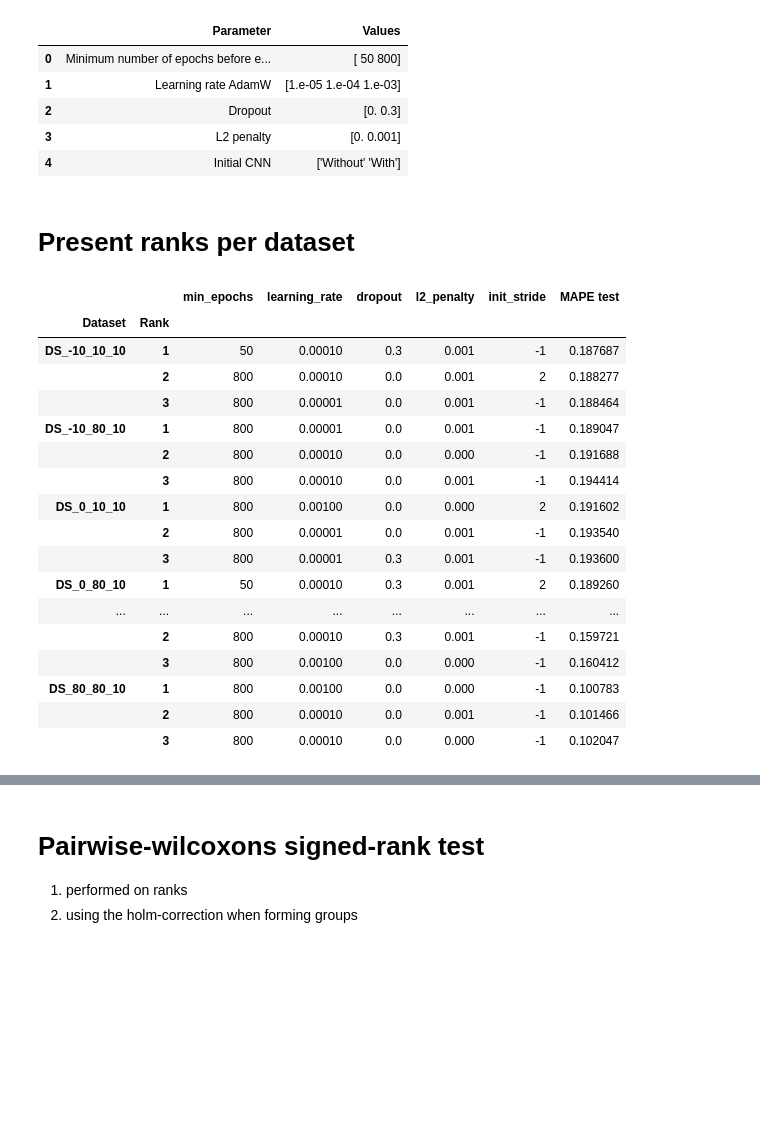
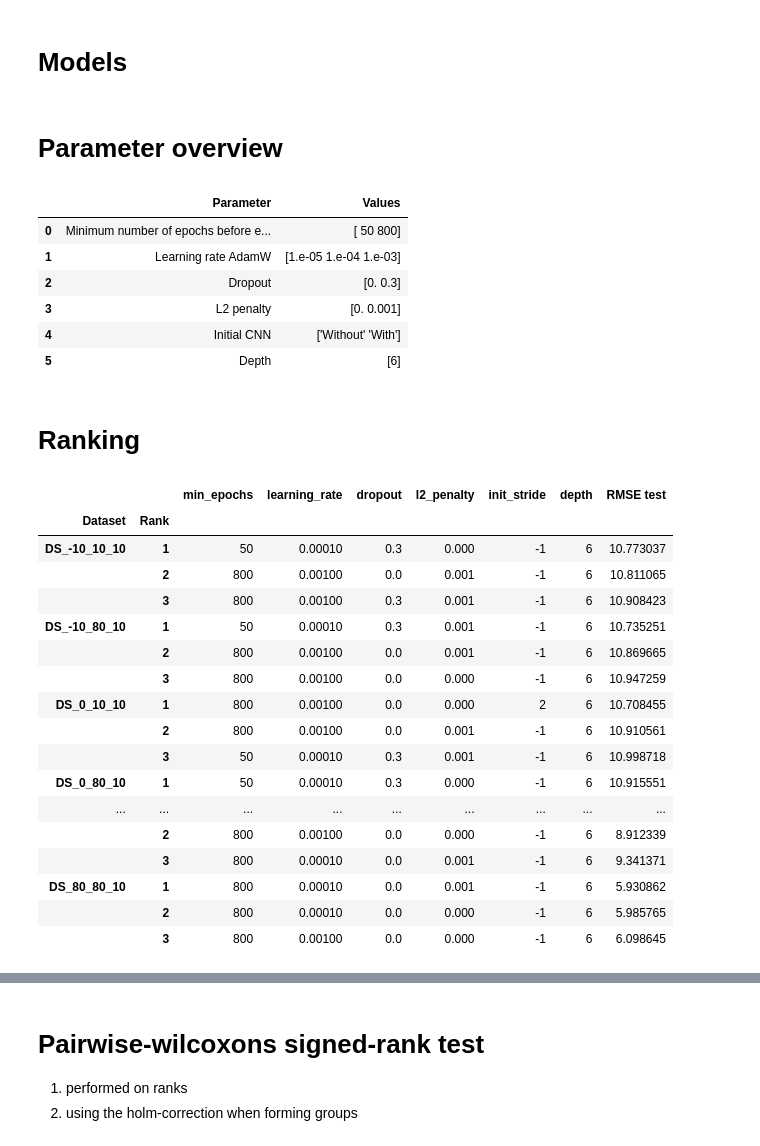
Before and after one commit to Whitesheep18/retinal-ecap-detection, a Jupyter notebook: results/tuning_results.ipynb, the cells around one changed output, grey strips where cells are left out. Saved outputs shown, nothing was run; the diff lists cells and outputs as text; code cells hidden in the pictures; blank space fills up the shorter version.

```diff
--- a/results/tuning_results.ipynb
+++ b/results/tuning_results.ipynb
@@ -15,14 +17,18 @@ params = data['params'][0].keys()
 data = pd.concat([data.drop(['params'], axis=1), data['params'].apply(pd.Series)], axis=1)
+# %% [markdown]
+# Models
 # %%
-rank_by = 'MAPE test'
+rank_by = 'RMSE test'
 
 param_titles = {'min_epochs': 'Minimum number of epochs before early stopping', 'learning_rate': 'Learning rate AdamW',
-                'dropout': 'Dropout', 'l2_penalty': 'L2 penalty', 'init_stride': 'Initial CNN'}
+                'dropout': 'Dropout', 'l2_penalty': 'L2 penalty', 'init_stride': 'Initial CNN', 'depth': 'Depth'}
 
-results = data[['Dataset', 'min_epochs', 'learning_rate', 'dropout', 'l2_penalty', 'init_stride', rank_by]]
-models = results[['min_epochs', 'learning_rate', 'dropout', 'l2_penalty', 'init_stride']
-        ].sort_values(by=[ 'min_epochs', 'learning_rate', 'dropout', 'l2_penalty', 'init_stride']).drop_duplicates().reset_index()
+order_by = list(param_titles.keys())
+
+results = data[['Dataset'] + order_by + [rank_by]]
+models = results[order_by].sort_values(by=order_by).drop_duplicates().reset_index()
 models['index'] = [f'Model {i}' for i in range(len(models))]
+to_cd = results.merge(models, on=order_by).rename(columns={'index': 'Model'}).to_csv("intermediate_tuning_results.csv", index=False)
 models = models.rename(columns={'index': 'Model'}).rename(columns=param_titles)
 models['Initial CNN'] = models['Initial CNN'].apply(lambda x: 'With' if x==2 else 'Without')
 num_models = len(models)
@@ -31,11 +39,11 @@ models.to_csv("model_overview.csv", index=False)
+# %% [markdown]
+# Parameter overview
 # %%
-# parameter combinations
-
 param_overview = {}
 for i, param in enumerate(models.columns[1:]):
     param_overview[param] = str(models[param].unique())
 param_overview = pd.DataFrame(param_overview, index=[0]).T.reset_index().rename(columns={0: 'Values', 'index': 'Parameter'})
-param_overview.to_csv("tuning_param_overview.csv", index=False)
+param_overview.to_csv("tables/tuning_param_overview.csv", index=False)
 param_overview
 # %% [output]
 |  | Parameter | Values |
@@ -44,49 +52,48 @@ param_overview
 | 2 | Dropout | [0. 0.3] |
 | 3 | L2 penalty | [0. 0.001] |
 | 4 | Initial CNN | ['Without' 'With'] |
+| 5 | Depth | [6] |
 # %%
 models
 models.to_csv("model_overview.csv", index=False)
-# %% [markdown]
-# Present ranks per dataset
+# %% [markdown]
+# Ranking
 # %%
-# Ranking
-
 ranked = []
 to_show = []
 for grp_idx, grp in results.groupby('Dataset'):
     # sort
-    grp = grp.sort_values(rank_by)
+    grp = grp.sort_values(rank_by, ascending=rank_by!='R2 test')
     # add rank
     grp['Rank'] = range(1, len(grp) + 1)
 
     ranked.append(grp)
     # keep first three
     to_show.append(grp.iloc[:3])
 
 ranked = pd.concat(ranked)
 to_show = pd.concat(to_show)
 
 to_show.groupby(['Dataset', 'Rank']).first() # because of ranking, there is just one line per group --> can do first
 # %% [output]
-|  |  | min_epochs | learning_rate | dropout | l2_penalty | init_stride | MAPE test |
-| Dataset | Rank |  |  |  |  |  |  |
-| DS_-10_10_10 | 1 | 50 | 0.00010 | 0.3 | 0.001 | -1 | 0.187687 |
-|  | 2 | 800 | 0.00010 | 0.0 | 0.001 | 2 | 0.188277 |
-|  | 3 | 800 | 0.00001 | 0.0 | 0.001 | -1 | 0.188464 |
-| DS_-10_80_10 | 1 | 800 | 0.00001 | 0.0 | 0.001 | -1 | 0.189047 |
-|  | 2 | 800 | 0.00010 | 0.0 | 0.000 | -1 | 0.191688 |
-|  | 3 | 800 | 0.00010 | 0.0 | 0.001 | -1 | 0.194414 |
-| DS_0_10_10 | 1 | 800 | 0.00100 | 0.0 | 0.000 | 2 | 0.191602 |
-|  | 2 | 800 | 0.00001 | 0.0 | 0.001 | -1 | 0.193540 |
-|  | 3 | 800 | 0.00001 | 0.3 | 0.001 | -1 | 0.193600 |
-| DS_0_80_10 | 1 | 50 | 0.00010 | 0.3 | 0.001 | 2 | 0.189260 |
-| ... | ... | ... | ... | ... | ... | ... | ... |
-|  | 2 | 800 | 0.00010 | 0.3 | 0.001 | -1 | 0.159721 |
-|  | 3 | 800 | 0.00100 | 0.0 | 0.000 | -1 | 0.160412 |
-| DS_80_80_10 | 1 | 800 | 0.00100 | 0.0 | 0.000 | -1 | 0.100783 |
-|  | 2 | 800 | 0.00010 | 0.0 | 0.001 | -1 | 0.101466 |
-|  | 3 | 800 | 0.00010 | 0.0 | 0.000 | -1 | 0.102047 |
+|  |  | min_epochs | learning_rate | dropout | l2_penalty | init_stride | depth | RMSE test |
+| Dataset | Rank |  |  |  |  |  |  |  |
+| DS_-10_10_10 | 1 | 50 | 0.00010 | 0.3 | 0.000 | -1 | 6 | 10.773037 |
+|  | 2 | 800 | 0.00100 | 0.0 | 0.001 | -1 | 6 | 10.811065 |
+|  | 3 | 800 | 0.00100 | 0.3 | 0.001 | -1 | 6 | 10.908423 |
+| DS_-10_80_10 | 1 | 50 | 0.00010 | 0.3 | 0.001 | -1 | 6 | 10.735251 |
+|  | 2 | 800 | 0.00100 | 0.0 | 0.001 | -1 | 6 | 10.869665 |
+|  | 3 | 800 | 0.00100 | 0.0 | 0.000 | -1 | 6 | 10.947259 |
+| DS_0_10_10 | 1 | 800 | 0.00100 | 0.0 | 0.000 | 2 | 6 | 10.708455 |
+|  | 2 | 800 | 0.00100 | 0.0 | 0.001 | -1 | 6 | 10.910561 |
+|  | 3 | 50 | 0.00010 | 0.3 | 0.001 | -1 | 6 | 10.998718 |
+| DS_0_80_10 | 1 | 50 | 0.00010 | 0.3 | 0.000 | -1 | 6 | 10.915551 |
+| ... | ... | ... | ... | ... | ... | ... | ... | ... |
+|  | 2 | 800 | 0.00100 | 0.0 | 0.000 | -1 | 6 | 8.912339 |
+|  | 3 | 800 | 0.00010 | 0.0 | 0.001 | -1 | 6 | 9.341371 |
+| DS_80_80_10 | 1 | 800 | 0.00010 | 0.0 | 0.001 | -1 | 6 | 5.930862 |
+|  | 2 | 800 | 0.00010 | 0.0 | 0.000 | -1 | 6 | 5.985765 |
+|  | 3 | 800 | 0.00100 | 0.0 | 0.000 | -1 | 6 | 6.098645 |
 # %%
 ranked.pivot_table(index='Dataset', columns='Rank', values=rank_by)
 # %% [output]
```
Also changed, not shown: parts of 19 cells of this notebook.
